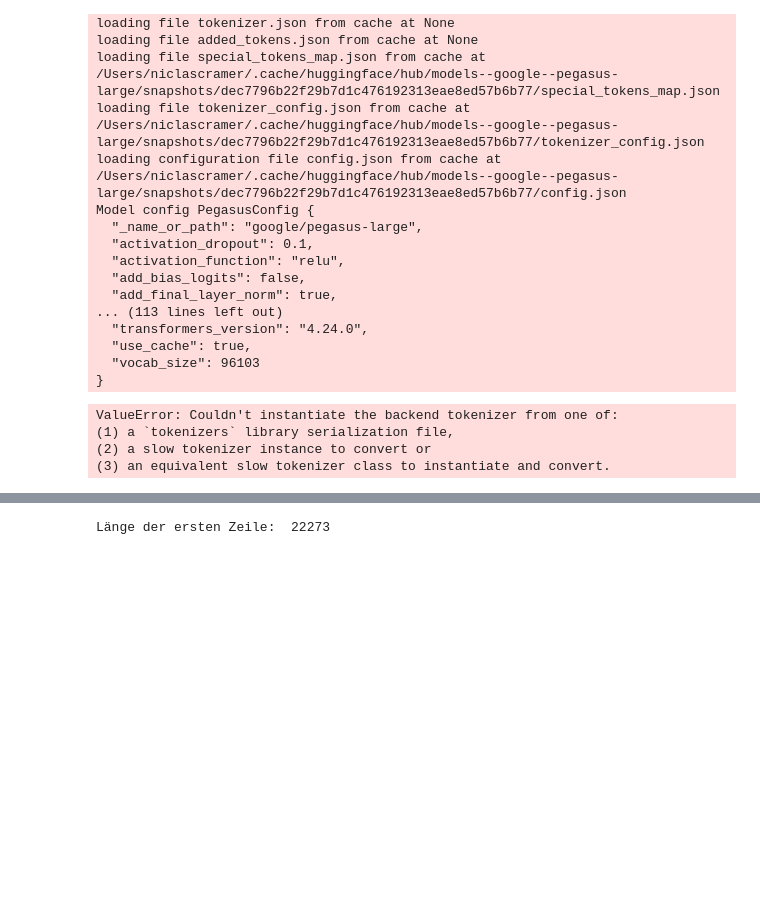
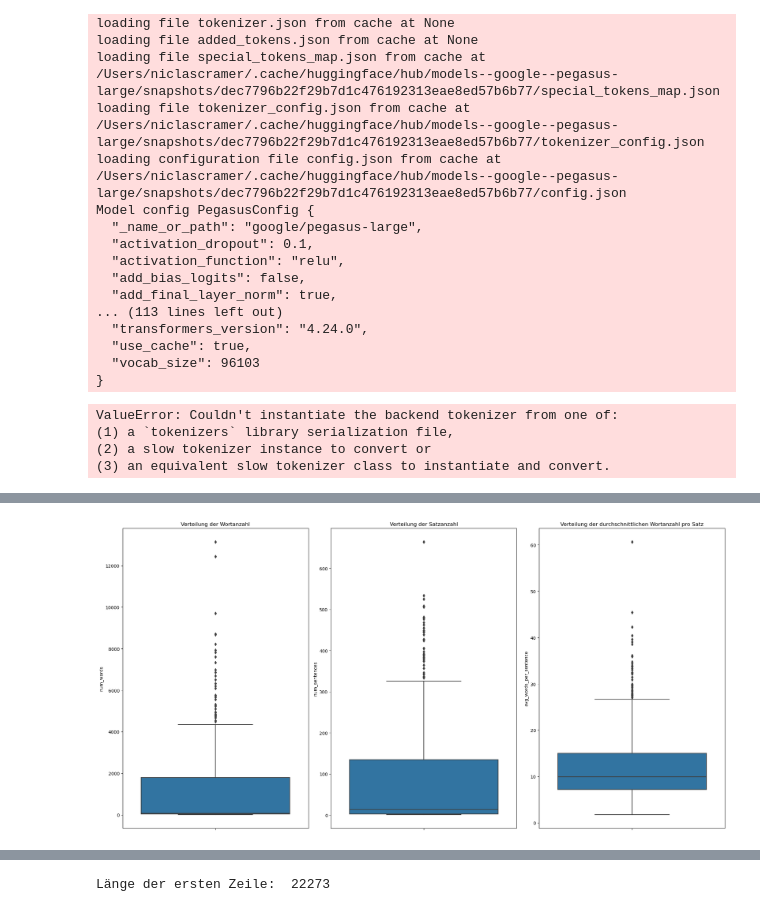
Before and after one commit to NICFRU/Projektrealisierung, a Jupyter notebook: zusammenfassung.ipynb, the cells around one changed output, grey strips where cells are left out. Saved outputs shown, nothing was run; the diff lists cells and outputs as text; code cells hidden in the pictures; blank space fills up the shorter version.

```diff
--- a/zusammenfassung.ipynb
+++ b/zusammenfassung.ipynb
@@ -956,0 +957,27 @@ df_test.head()
+# %%
+import pandas as pd
+import matplotlib.pyplot as plt
+import seaborn as sns
+
+# Berechnung der durchschnittlichen Wortanzahl pro Satz
+df_test['avg_words_per_sentence'] = df_test['num_words'] / df_test['num_sentences']
+
+# Erstellung der Boxplots
+plt.figure(figsize=(20, 10))
+
+plt.subplot(1, 3, 1)
+sns.boxplot(y=df_test['num_words'])
+plt.title('Verteilung der Wortanzahl')
+
+plt.subplot(1, 3, 2)
+sns.boxplot(y=df_test['num_sentences'])
+plt.title('Verteilung der Satzanzahl')
+
+plt.subplot(1, 3, 3)
+sns.boxplot(y=df_test['avg_words_per_sentence'])
+plt.title('Verteilung der durchschnittlichen Wortanzahl pro Satz')
+
+plt.tight_layout()
+plt.show()
+# %% [output]
+[figure, added]
```
Also changed, not shown: parts of 3 cells of this notebook.
